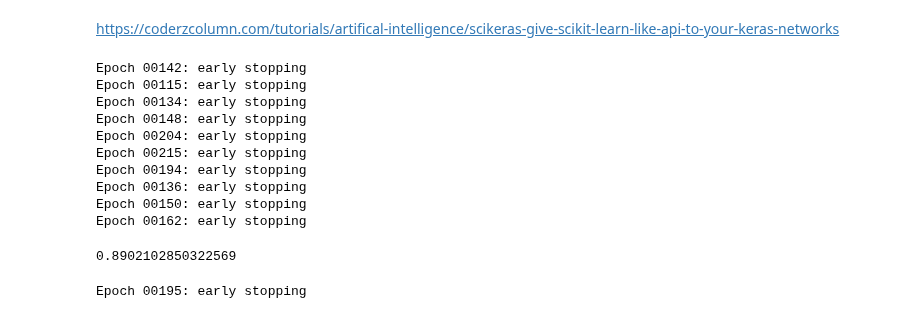
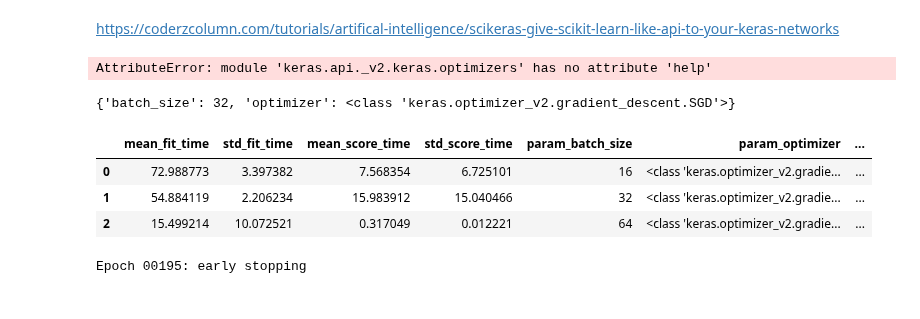
Before and after one commit to StephenTGibson/COMP527-colabNotebooks, a Jupyter notebook: COMP534-AppliedArtificialIntelligence/COMP534-CA2.ipynb, the cells around one changed output. Saved outputs shown, nothing was run; the diff lists cells and outputs as text; code cells hidden in the pictures.

```diff
--- a/COMP534-AppliedArtificialIntelligence/COMP534-CA2.ipynb
+++ b/COMP534-AppliedArtificialIntelligence/COMP534-CA2.ipynb
@@ -187,3 +187,7 @@ Train: 0.090
 Valid: 0.105
 # %% [markdown]
 https://coderzcolumn.com/tutorials/artifical-intelligence/scikeras-give-scikit-learn-like-api-to-your-keras-networks
+# %%
+keras.optimizers.help()
+# %% [output]
+AttributeError: module 'keras.api._v2.keras.optimizers' has no attribute 'help'
@@ -190,8 +198,8 @@ https://coderzcolumn.com/tutorials/artifical-intelligence/scikeras-give-scikit-l
 # %%
 searchSpace = {
-    'optimizer':[],
-    'optimizer__learning_rate': [],
-    'batch_size':[],
+    'optimizer':[SGD, RMSprop, Adam],
+    #'optimizer__learning_rate': [0.001, 0.01, 0.1],
+    'batch_size':[32, 64, 128],
 }
 
 
@@ -201,36 +209,43 @@ searchSpace = {
 #     "optimizer__learning_rate": [0.001, 0.01, 0.1],
 # %%
 #aModel = model()
-es = EarlyStopping(monitor='loss', mode='min', verbose=1, patience=10)
+es = EarlyStopping(monitor='loss', mode='min', verbose=0, patience=5)
 
 estimator = KerasRegressor(model=model,
                            #model=aModel,
-                           optimizer='adam',
+                           #optimizer='adam',
                            loss=keras.losses.mean_squared_error,
-                           epochs=1000,
-                           batch_size=128,
+                           epochs=100,
+                           #batch_size=128,
                            verbose=0,
                            callbacks=[es],
                           )
 
+kfold = KFold(n_splits=3)
 
-kfold = KFold(n_splits=10)
+hyperparameterSearch = GridSearchCV(estimator, searchSpace, scoring='neg_mean_squared_error', n_jobs=-1, cv=kfold)
+# Fit search with training data
+# Performs search over searchSpace
+search = hyperparameterSearch.fit(X_train, y_train)
 
-results = cross_val_score(estimator, X_train, y_train, cv=kfold)
+# results = cross_val_score(estimator, X_train, y_train, cv=kfold)
 
-results.mean()
+
+
+# results.mean()
-# %% [output]
-Epoch 00142: early stopping
-Epoch 00115: early stopping
-Epoch 00134: early stopping
-Epoch 00148: early stopping
-Epoch 00204: early stopping
-Epoch 00215: early stopping
-Epoch 00194: early stopping
-Epoch 00136: early stopping
-Epoch 00150: early stopping
-Epoch 00162: early stopping
-0.8902102850322569
+# %%
+# Store best parameters found
+optimumParameters = search.best_params_
+print(optimumParameters)
+# Store all results in new dataframe
+results = pd.DataFrame(search.cv_results_)
+results
+# %% [output]
+{'batch_size': 32, 'optimizer': <class 'keras.optimizer_v2.gradient_descent.SGD'>}
+|  | mean_fit_time | std_fit_time | mean_score_time | std_score_time | param_batch_size | param_optimizer | ... |
+| 0 | 72.988773 | 3.397382 | 7.568354 | 6.725101 | 16 | <class 'keras.optimizer_v2.gradie... | ... |
+| 1 | 54.884119 | 2.206234 | 15.983912 | 15.040466 | 32 | <class 'keras.optimizer_v2.gradie... | ... |
+| 2 | 15.499214 | 10.072521 | 0.317049 | 0.012221 | 64 | <class 'keras.optimizer_v2.gradie... | ... |
 # %%
 estimator.fit(X_train,y_train)
 # %% [output]
```
Also changed, not shown: parts of 2 cells of this notebook.
